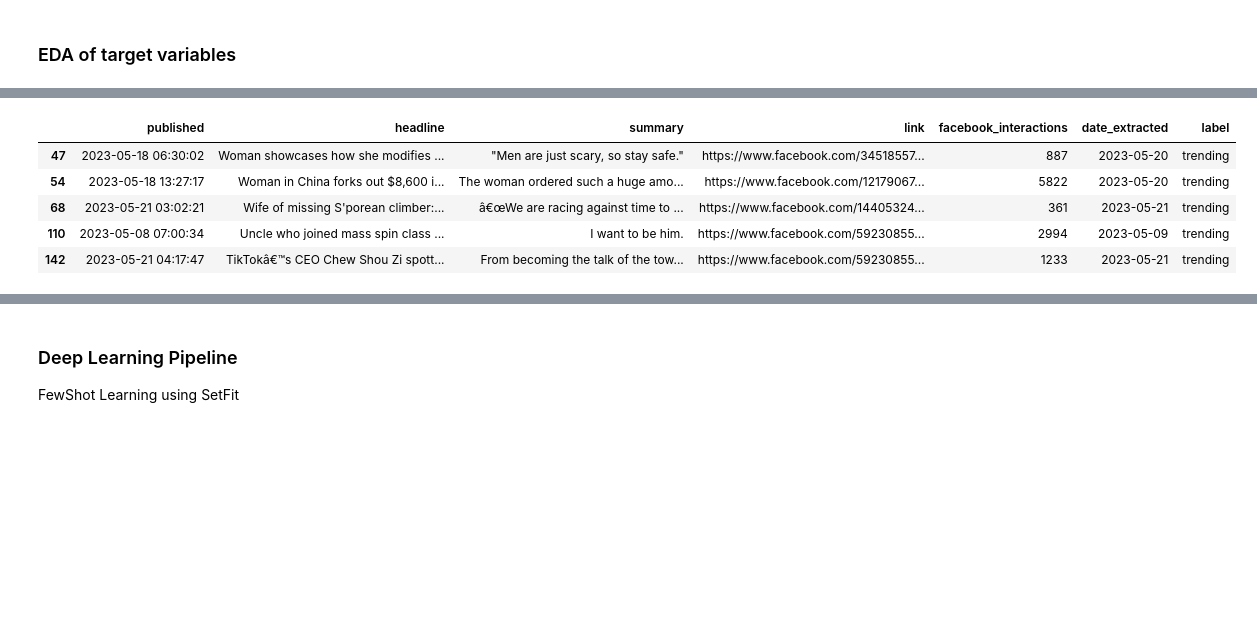
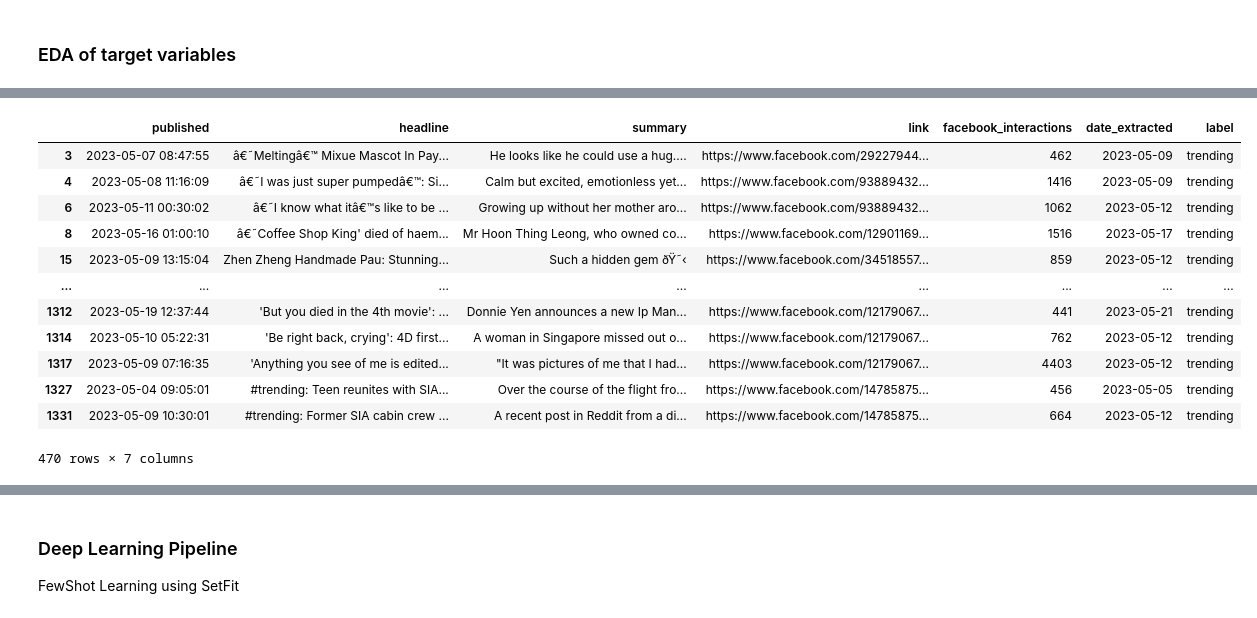
Before and after one commit to xeonkai/news_matching, a Jupyter notebook: traction-analytics/traction_analytics.ipynb, the cells around one changed output, grey strips where cells are left out. Cells and saved outputs as stored; diff of their text form; code cells hidden in the pictures; blank space fills up the shorter version.

```diff
--- a/traction-analytics/traction_analytics.ipynb
+++ b/traction-analytics/traction_analytics.ipynb
@@ -147,27 +155,27 @@ Issues:
 # %%
 from sklearn.linear_model import LinearRegression
 # %%
-GRD_THRESHOLD = 0.1
+GRD_THRESHOLD = 0
+VAL_ARR_THRESHOLD = 0
 # %%
 # Creating a custom group by function to determine if an article is trending, not trending or neutral based on the percentage change in facebook interactions
 
-def label_by_pct_change(pct_changes):
-    pct_changes = np.asarray(pct_changes)
+def label_by_LR(val_array):
+    val_array = np.asarray(val_array)
     label = 'neutral'
-    # build linear regression model for pct_changes array and obtain gradient
+    # scale val_array to be between 0 and 1
+    val_array = (val_array - np.min(val_array)) / max((np.max(val_array) - np.min(val_array)), 0.000001)
+    # replace nan values with 0
+    val_array = np.nan_to_num(val_array)
+    # build linear regression model for val_array array and obtain gradient
     model = LinearRegression()
-    model.fit(np.arange(len(pct_changes)).reshape(-1, 1), pct_changes)
+    model.fit(np.arange(len(val_array)).reshape(-1, 1), val_array)
     gradient = model.coef_[0]
 
-    if gradient > GRD_THRESHOLD:
+    if gradient > GRD_THRESHOLD or np.mean(val_array) > VAL_ARR_THRESHOLD:
         label = 'trending'
 
-    elif gradient < -GRD_THRESHOLD:
-        label = 'not trending'
+    # elif gradient < -GRD_THRESHOLD:
+    #     label = 'not trending'
 
     return label
-
-# Create a dataframe with unique articles and their corresponding labels
-
-df_labels = df.groupby('link')['facebook_interactions_pct_change'].agg(label_by_pct_change).reset_index()
-df_labels
@@ -188,8 +192,12 @@ df_labels
 # %%
+# Create a dataframe with unique articles and their corresponding labels
+
+df_labels = df.groupby('link')['facebook_interactions'].agg(label_by_LR).reset_index()
+
 # Merge the unique articles dataframe with the labels dataframe
 
 df_labelled = df_unique.merge(df_labels, on='link', how='left')
-df_labelled = df_labelled.rename(columns={'facebook_interactions_pct_change': 'label'})
+df_labelled = df_labelled.rename(columns={'facebook_interactions_x': 'facebook_interactions', 'facebook_interactions_y': 'label'})
 df_labelled.head()
 # %% [output]
 |  | published | headline | summary | link | facebook_interactions | date_extracted | label |
@@ -223,14 +242,21 @@ plt.show()
 # %%
 # previewing trending articles
 
-df_labelled[df_labelled['label'] == 'trending'].head()
+df_labelled[df_labelled['label'] == 'trending']
 # %% [output]
 |  | published | headline | summary | link | facebook_interactions | date_extracted | label |
-| 47 | 2023-05-18 06:30:02 | Woman showcases how she modifies ... | "Men are just scary, so stay safe." | https://www.facebook.com/34518557... | 887 | 2023-05-20 | trending |
-| 54 | 2023-05-18 13:27:17 | Woman in China forks out $8,600 i... | The woman ordered such a huge amo... | https://www.facebook.com/12179067... | 5822 | 2023-05-20 | trending |
-| 68 | 2023-05-21 03:02:21 | Wife of missing S'porean climber:... | â€œWe are racing against time to ... | https://www.facebook.com/14405324... | 361 | 2023-05-21 | trending |
-| 110 | 2023-05-08 07:00:34 | Uncle who joined mass spin class ... | I want to be him. | https://www.facebook.com/59230855... | 2994 | 2023-05-09 | trending |
-| 142 | 2023-05-21 04:17:47 | TikTokâ€™s CEO Chew Shou Zi spott... | From becoming the talk of the tow... | https://www.facebook.com/59230855... | 1233 | 2023-05-21 | trending |
+| 3 | 2023-05-07 08:47:55 | â€˜Meltingâ€™ Mixue Mascot In Pay... | He looks like he could use a hug.... | https://www.facebook.com/29227944... | 462 | 2023-05-09 | trending |
+| 4 | 2023-05-08 11:16:09 | â€˜I was just super pumpedâ€™: Si... | Calm but excited, emotionless yet... | https://www.facebook.com/93889432... | 1416 | 2023-05-09 | trending |
+| 6 | 2023-05-11 00:30:02 | â€˜I know what itâ€™s like to be ... | Growing up without her mother aro... | https://www.facebook.com/93889432... | 1062 | 2023-05-12 | trending |
+| 8 | 2023-05-16 01:00:10 | â€˜Coffee Shop King' died of haem... | Mr Hoon Thing Leong, who owned co... | https://www.facebook.com/12901169... | 1516 | 2023-05-17 | trending |
+| 15 | 2023-05-09 13:15:04 | Zhen Zheng Handmade Pau: Stunning... | Such a hidden gem ðŸ˜‹ | https://www.facebook.com/34518557... | 859 | 2023-05-12 | trending |
+| ... | ... | ... | ... | ... | ... | ... | ... |
+| 1312 | 2023-05-19 12:37:44 | 'But you died in the 4th movie': ... | Donnie Yen announces a new Ip Man... | https://www.facebook.com/12179067... | 441 | 2023-05-21 | trending |
+| 1314 | 2023-05-10 05:22:31 | 'Be right back, crying': 4D first... | A woman in Singapore missed out o... | https://www.facebook.com/12179067... | 762 | 2023-05-12 | trending |
+| 1317 | 2023-05-09 07:16:35 | 'Anything you see of me is edited... | "It was pictures of me that I had... | https://www.facebook.com/12179067... | 4403 | 2023-05-12 | trending |
+| 1327 | 2023-05-04 09:05:01 | #trending: Teen reunites with SIA... | Over the course of the flight fro... | https://www.facebook.com/14785875... | 456 | 2023-05-05 | trending |
+| 1331 | 2023-05-09 10:30:01 | #trending: Former SIA cabin crew ... | A recent post in Reddit from a di... | https://www.facebook.com/14785875... | 664 | 2023-05-12 | trending |
+470 rows × 7 columns
 # %%
 # previewing not trending articles
 
```
Also changed, not shown: parts of 19 cells of this notebook, 1 other file.
